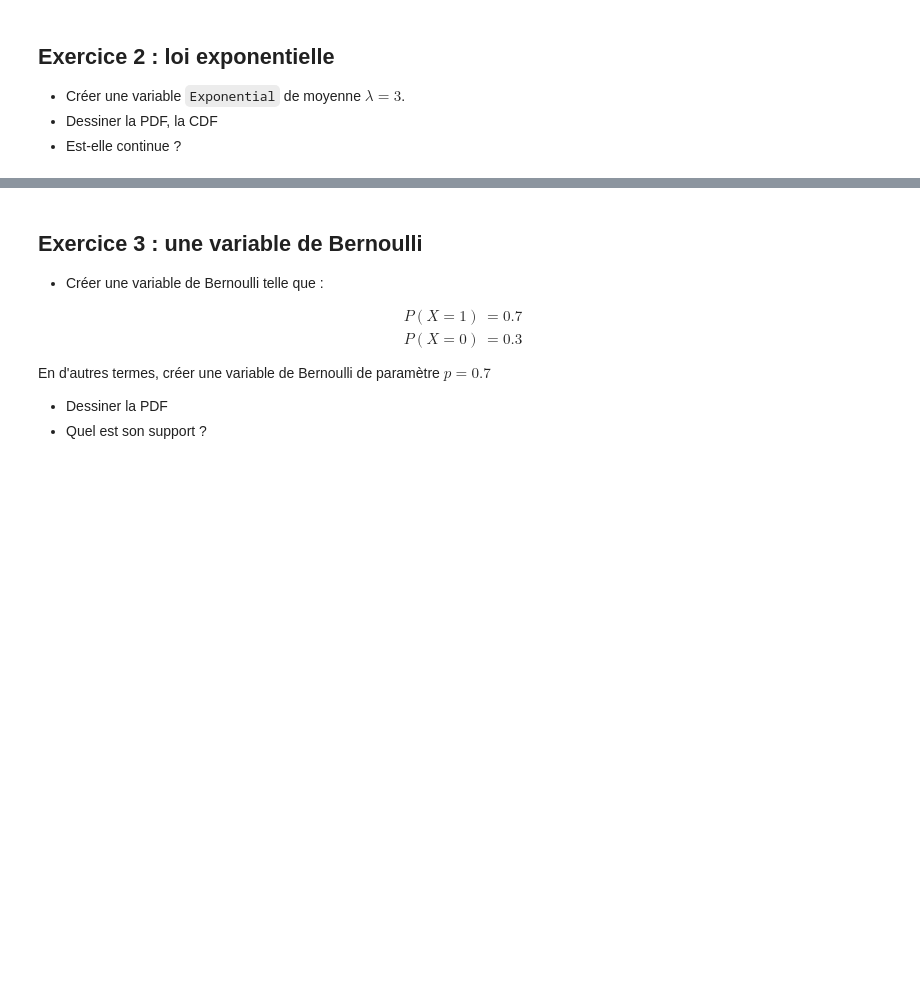
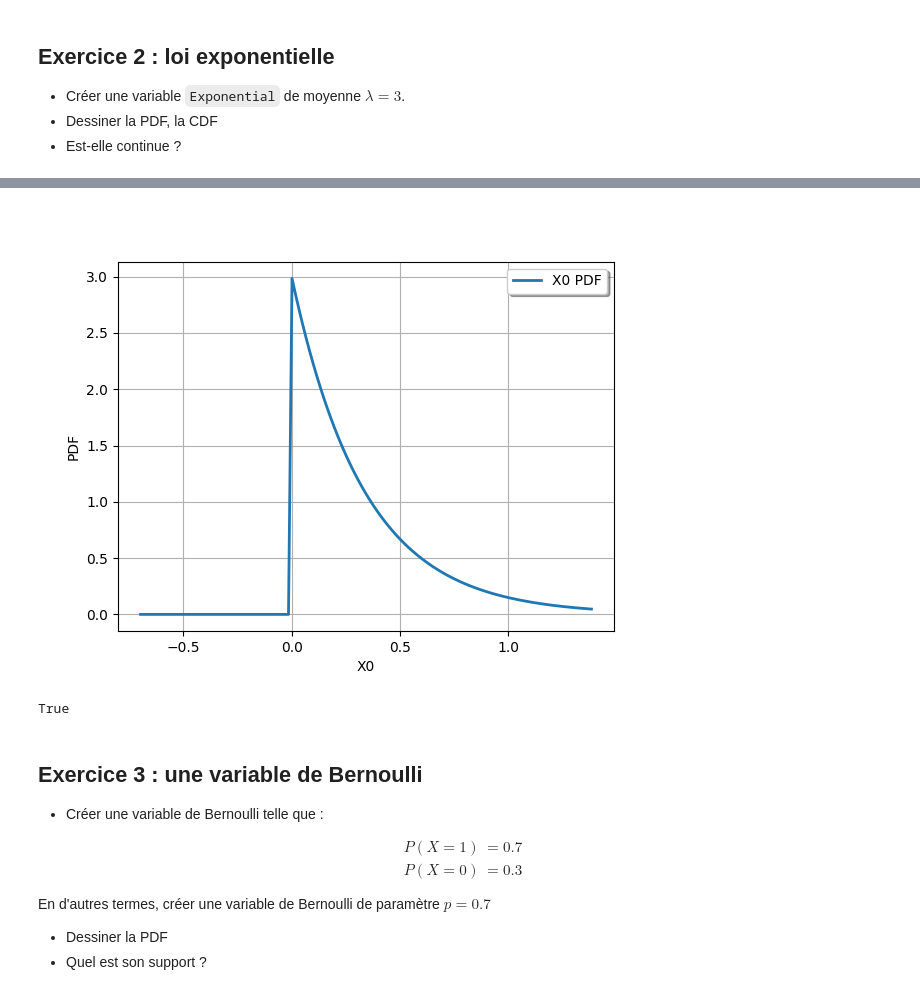
Before and after one commit to InfmathAxel/M2-csmi, a Jupyter notebook: incertitude/tp1/TP1-OpenTURNS Enonces-20240916/1-2-Distributions.ipynb, the cells around one changed output, grey strips where cells are left out. Saved outputs shown, nothing was run; the diff lists cells and outputs as text; code cells hidden in the pictures; blank space fills up the shorter version.

```diff
--- a/incertitude/tp1/TP1-OpenTURNS Enonces-20240916/1-2-Distributions.ipynb
+++ b/incertitude/tp1/TP1-OpenTURNS Enonces-20240916/1-2-Distributions.ipynb
@@ -172,3 +211,11 @@ c.drawPDF()
+# %%
+u.drawPDF()
+# %% [output]
+[figure, added]
+# %%
+u.isContinuous()
+# %% [output]
+True
 # %% [markdown]
 ## Exercice 3 : une variable de Bernoulli
 
```
Also changed, not shown: parts of 23 cells of this notebook, 1 other file.
